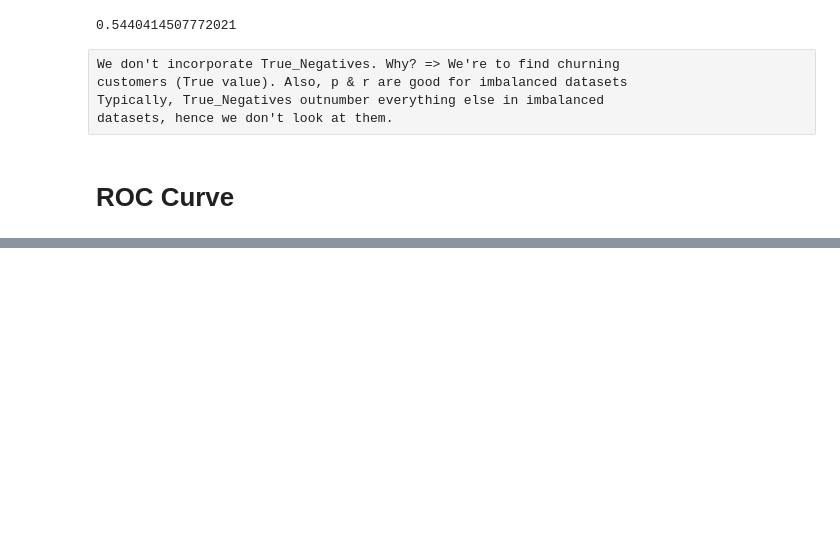
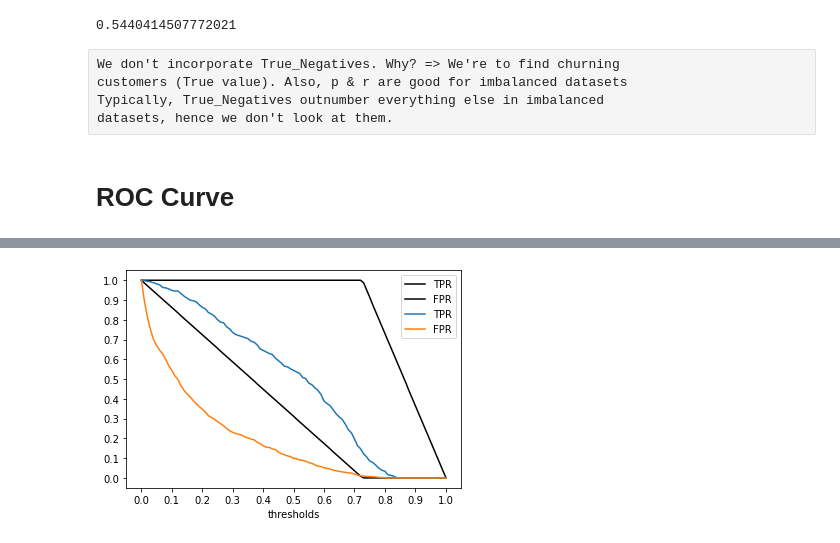
Before and after one commit to SleeplessChallenger/ML_ZoomCamp_code, a Jupyter notebook: logistic_regression_models/logreg_metrics.ipynb, the cells around one changed output, grey strips where cells are left out. Saved outputs shown, nothing was run; the diff lists cells and outputs as text; code cells hidden in the pictures; blank space fills up the shorter version.

```diff
--- a/logistic_regression_models/logreg_metrics.ipynb
+++ b/logistic_regression_models/logreg_metrics.ipynb
@@ -229,0 +448,18 @@ datasets, hence we don't look at them.
+# %%
+plt.plot(df_ideal.t, df_ideal['tpr'], label='TPR', color='black')
+plt.plot(df_ideal.t, df_ideal['fpr'], label='FPR', color='black')
+
+# plt.plot(df_rand['fpr'], df_rand['tpr'], label='Rand')
+plt.plot(df_small.t, df_small['tpr'], label='TPR')
+plt.plot(df_small.t, df_small['fpr'], label='FPR')
+
+plt.xlabel('thresholds')
+
+plt.xticks(np.linspace(0, 1, 11))
+plt.yticks(np.linspace(0, 1, 11))
+
+plt.legend()
+plt.show()
+# We want TPR to be as close to ideal TPR
+# %% [output]
+[figure, added]
```
Also changed, not shown: parts of 30 cells of this notebook, 1 other file.
